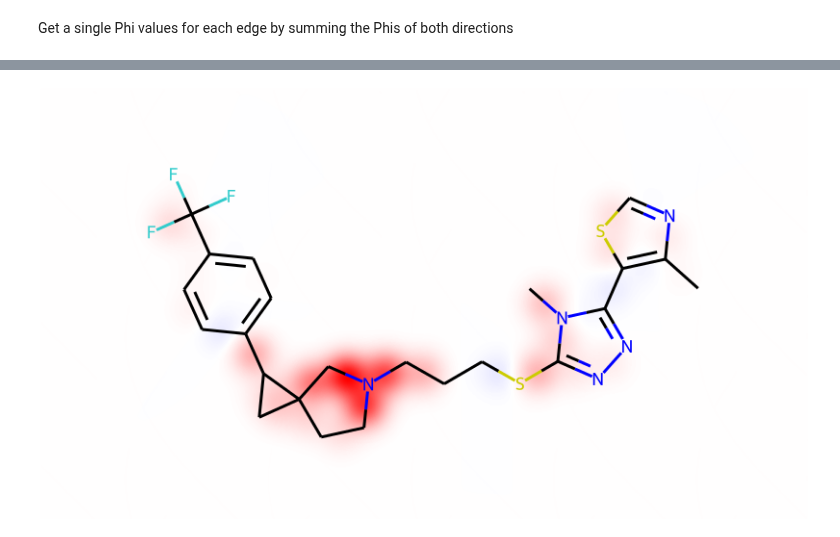
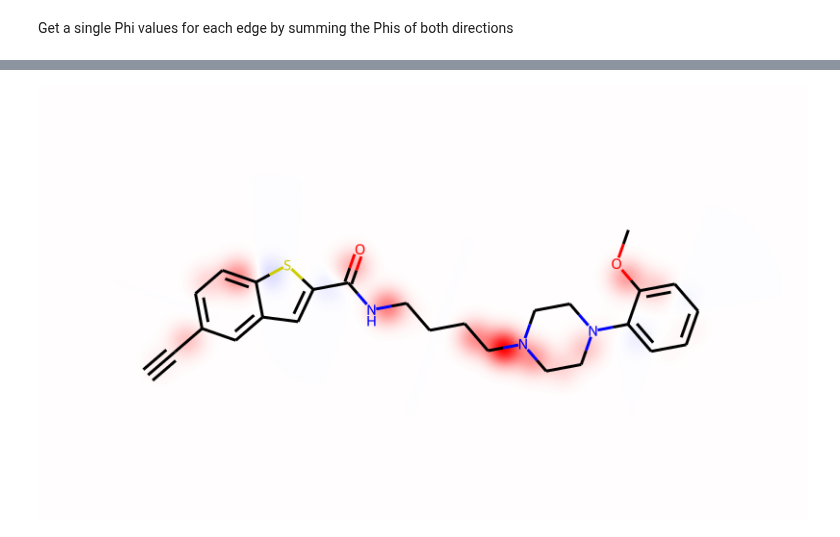
Before and after one commit to AndMastro/EdgeSHAPer, a Jupyter notebook: src/explanations_visualizer.ipynb, the cells around one changed output, grey strips where cells are left out. Cells and saved outputs as stored; diff of their text form; code cells hidden in the pictures.

```diff
--- a/src/explanations_visualizer.ipynb
+++ b/src/explanations_visualizer.ipynb
@@ -12,7 +12,7 @@ from rdkit_heatmaps.utils import transform2png
 # %% [markdown]
 ### Definition and preparation of an exemplary compound.
 # %%
-test_cpd_smile = "Cc1ncsc1-c1nnc(SCCCN2CCC3(CC3c3ccc(C(F)(F)F)cc3)C2)n1C"
+test_cpd_smile = "C#Cc1ccc2sc(C(=O)NCCCCN3CCN(c4ccccc4OC)CC3)cc2c1"
 test_mol = Chem.MolFromSmiles(test_cpd_smile)
 test_mol = Draw.PrepareMolForDrawing(test_mol)
 
@@ -222,7 +201,7 @@ rdkit_bonds_phi
 # %%
 canvas = mapvalues2mol(test_mol, None, rdkit_bonds_phi, atom_width=0.2, bond_length=0.5, bond_width=0.5) #TBD: only one direction for edges? bonds weights is wrt rdkit bonds order?
 img = transform2png(canvas.GetDrawingText())
-img.save(test_cpd_smile + "_GraphSHAPer_MC_100_heatmap.png")
+# img.save("molecule.png")
 img
 # %% [output]
-[figure, old version]
+[figure, new version]
```
Also changed, not shown: parts of 5 cells of this notebook, 3 other files.
